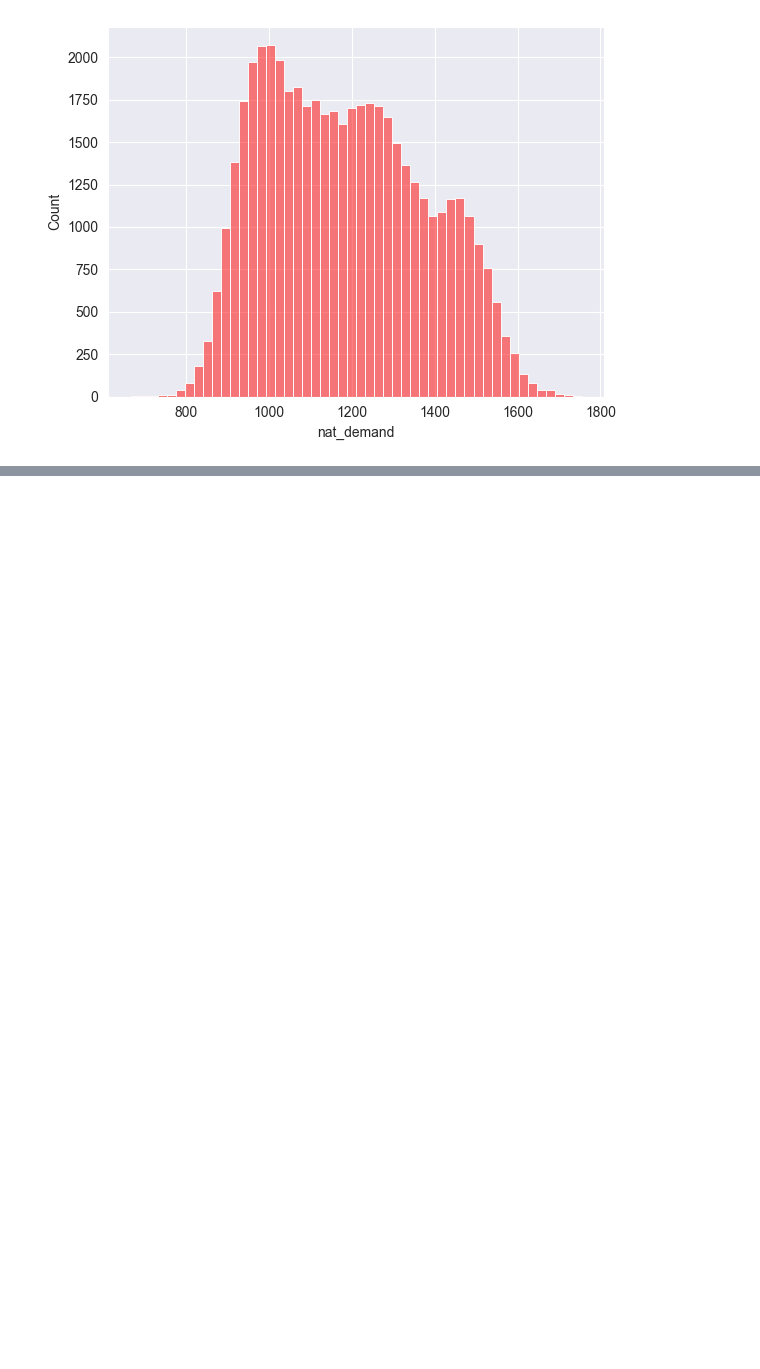
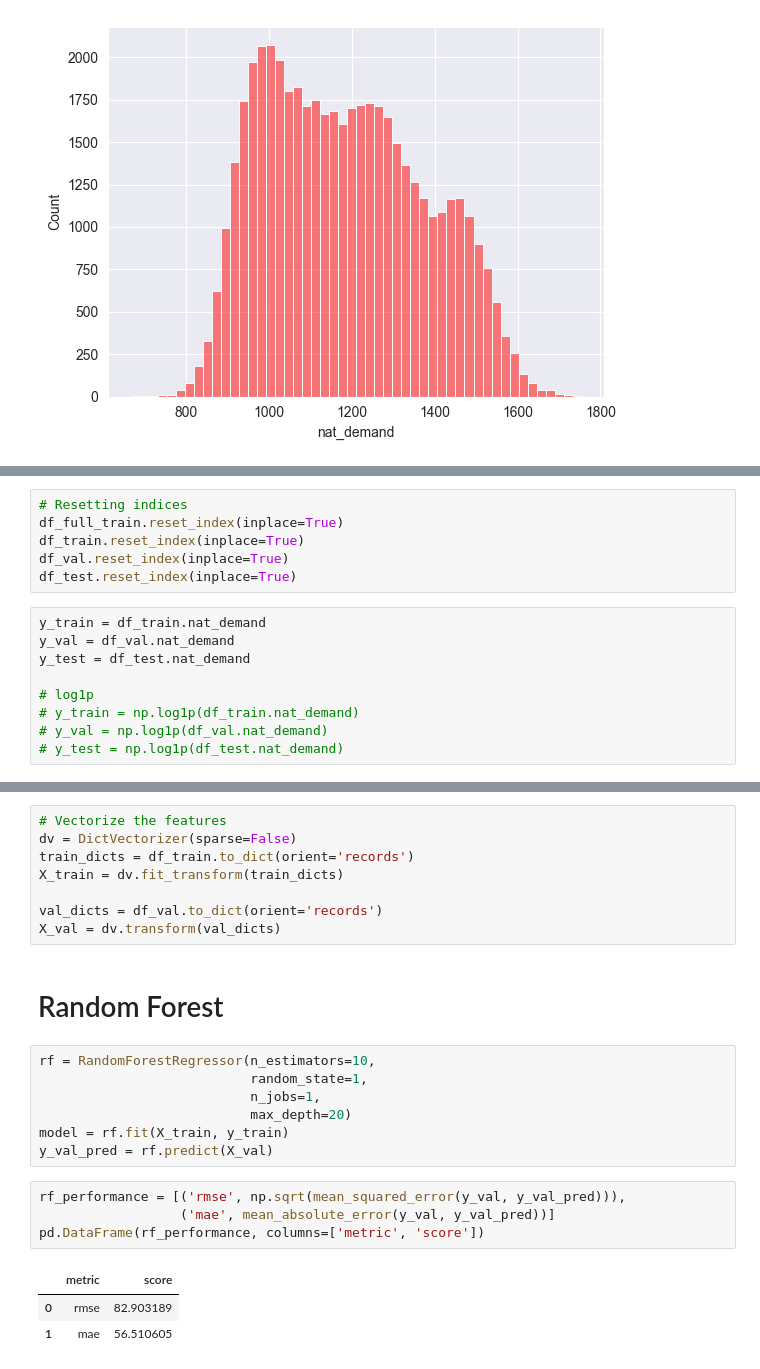
Before and after one commit to kausnz/panama-electricity-load-forecast, a Jupyter notebook: notebook.ipynb, the cells around one changed output, grey strips where cells are left out. Cells and saved outputs as stored; diff of their text form; blank space fills up the shorter version.

Commit message:
Add simple random forest as a benchmark

```diff
--- a/notebook.ipynb
+++ b/notebook.ipynb
@@ -283,0 +303,15 @@ sns.histplot(df.nat_demand[df.nat_demand > 600], color='red', bins=50, alpha=0.5
+# %%
+# Resetting indices
+df_full_train.reset_index(inplace=True)
+df_train.reset_index(inplace=True)
+df_val.reset_index(inplace=True)
+df_test.reset_index(inplace=True)
+# %%
+y_train = df_train.nat_demand
+y_val = df_val.nat_demand
+y_test = df_test.nat_demand
+
+# log1p
+# y_train = np.log1p(df_train.nat_demand)
+# y_val = np.log1p(df_val.nat_demand)
+# y_test = np.log1p(df_test.nat_demand)
@@ -283,0 +339,25 @@ sns.histplot(df.nat_demand[df.nat_demand > 600], color='red', bins=50, alpha=0.5
+# %%
+# Vectorize the features
+dv = DictVectorizer(sparse=False)
+train_dicts = df_train.to_dict(orient='records')
+X_train = dv.fit_transform(train_dicts)
+
+val_dicts = df_val.to_dict(orient='records')
+X_val = dv.transform(val_dicts)
+# %% [markdown]
+# Random Forest
+# %%
+rf = RandomForestRegressor(n_estimators=10,
+                           random_state=1,
+                           n_jobs=1,
+                           max_depth=20)
+model = rf.fit(X_train, y_train)
+y_val_pred = rf.predict(X_val)
+# %%
+rf_performance = [('rmse', np.sqrt(mean_squared_error(y_val, y_val_pred))),
+                  ('mae', mean_absolute_error(y_val, y_val_pred))]
+pd.DataFrame(rf_performance, columns=['metric', 'score'])
+# %% [output]
+|  | metric | score |
+| 0 | rmse | 82.903189 |
+| 1 | mae | 56.510605 |
```
Also changed, not shown: parts of 15 cells of this notebook, 2 other files.
